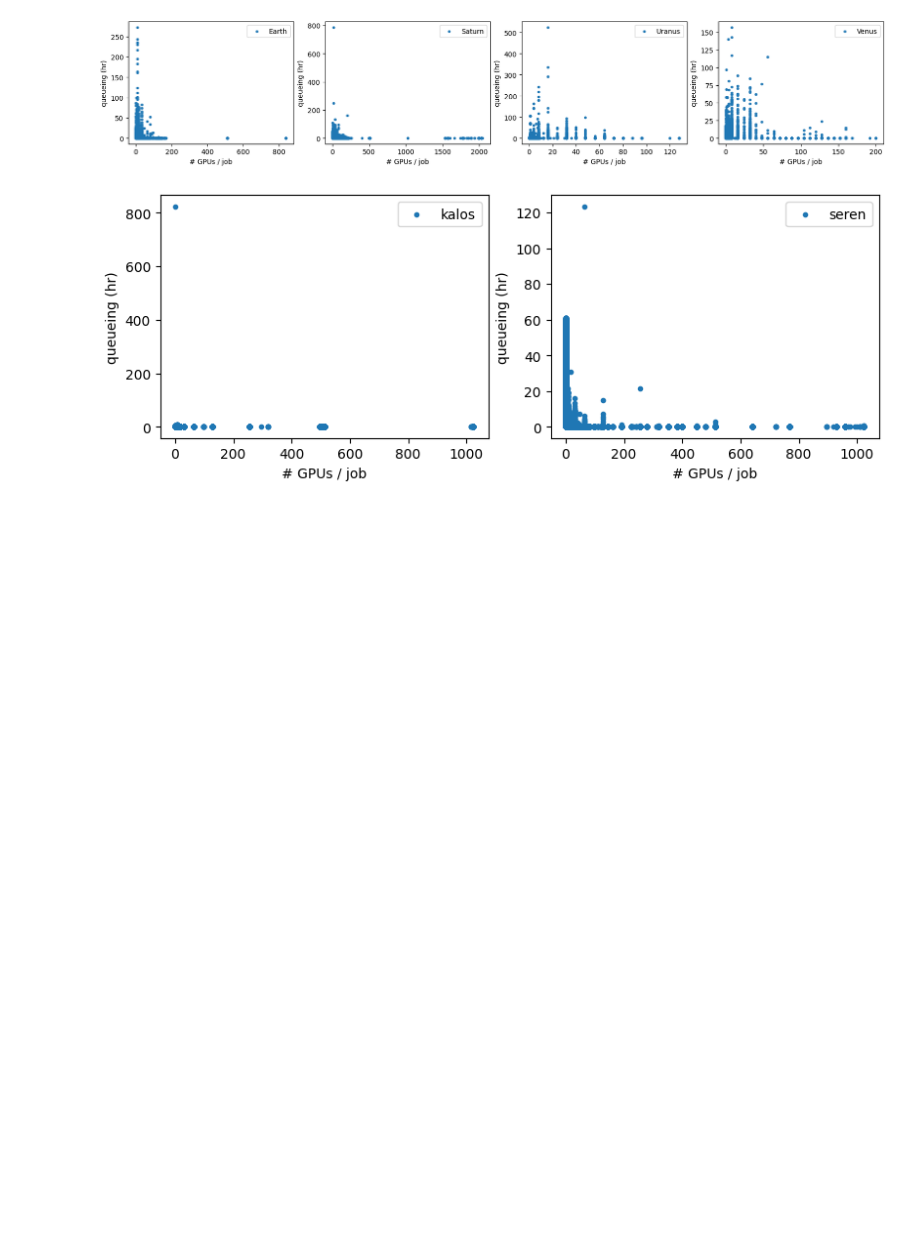
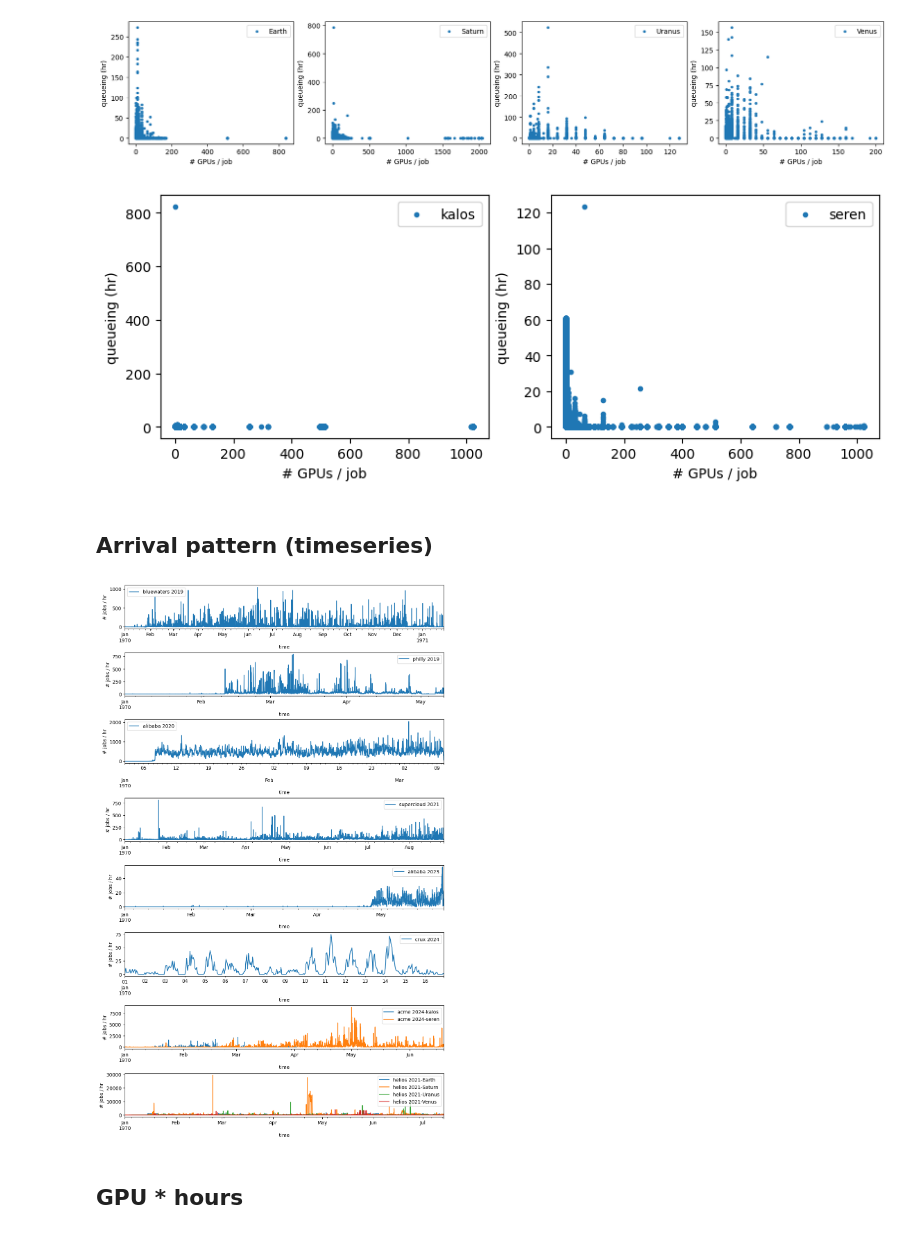
Before and after one commit to shuoshuc/public-ml-traces, a Jupyter notebook: parsing.ipynb, the cells around one changed output. Saved outputs shown, nothing was run; the diff lists cells and outputs as text; code cells hidden in the pictures; blank space fills up the shorter version.

```diff
--- a/parsing.ipynb
+++ b/parsing.ipynb
@@ -641,3 +770,37 @@ for i, cluster in enumerate(['kalos', 'seren']):
     ax.legend()
 # %% [output]
 [figure]
+# %% [markdown]
+## Arrival pattern (timeseries)
+# %%
+names = ['bluewaters 2019', 'philly 2019', 'alibaba 2020', 'supercloud 2021', 'alibaba 2023', 'crux 2024', 'acme 2024', 'helios 2021']
+
+def sample(trace):
+    trace["arrival-dt"] = pd.to_datetime(trace["arrival"], unit="s")
+    trace.set_index("arrival-dt", inplace=True)
+    jobs_per_hour = trace.resample("h").size()
+    return jobs_per_hour
+
+fig, axs = plt.subplots(len(names), 1, figsize=(10, 2 * len(names)), layout="constrained")
+for i, name in enumerate(names):
+    ax = axs[i]
+    if name == 'acme 2024':
+        for cluster in ['kalos', 'seren']:
+            trace = traces[name]
+            jobs_per_hour = sample(trace[trace['cluster_name'] == cluster][["arrival"]])
+            jobs_per_hour.plot(kind='line', linestyle='-', ax=ax, label=f"{name}-{cluster}")
+    elif name == 'helios 2021':
+        for cluster in ['Earth', 'Saturn', 'Uranus', 'Venus']:
+            trace = traces[name]
+            jobs_per_hour = sample(trace[trace['cluster_name'] == cluster][["arrival"]])
+            jobs_per_hour.plot(kind='line', linestyle='-', ax=ax, label=f"{name}-{cluster}")
+    else:
+        jobs_per_hour = sample(traces[name][["arrival"]])
+        jobs_per_hour.plot(kind='line', linestyle='-', ax=ax, label=name)
+    ax.set_xlabel('time')
+    ax.set_ylabel('# jobs / hr')
+    ax.legend()
+# %% [output]
+[figure, added]
+# %% [markdown]
+## GPU * hours
```
Also changed, not shown: parts of 12 cells of this notebook, 1 other file.
